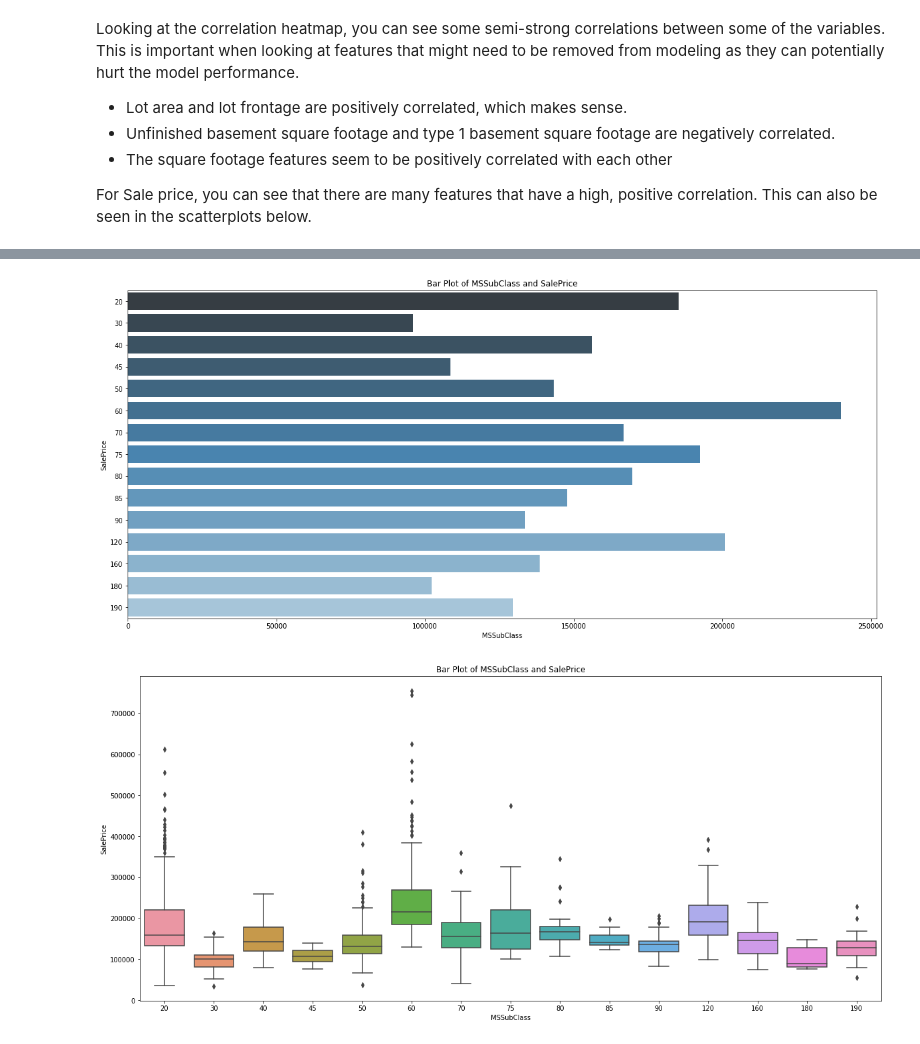
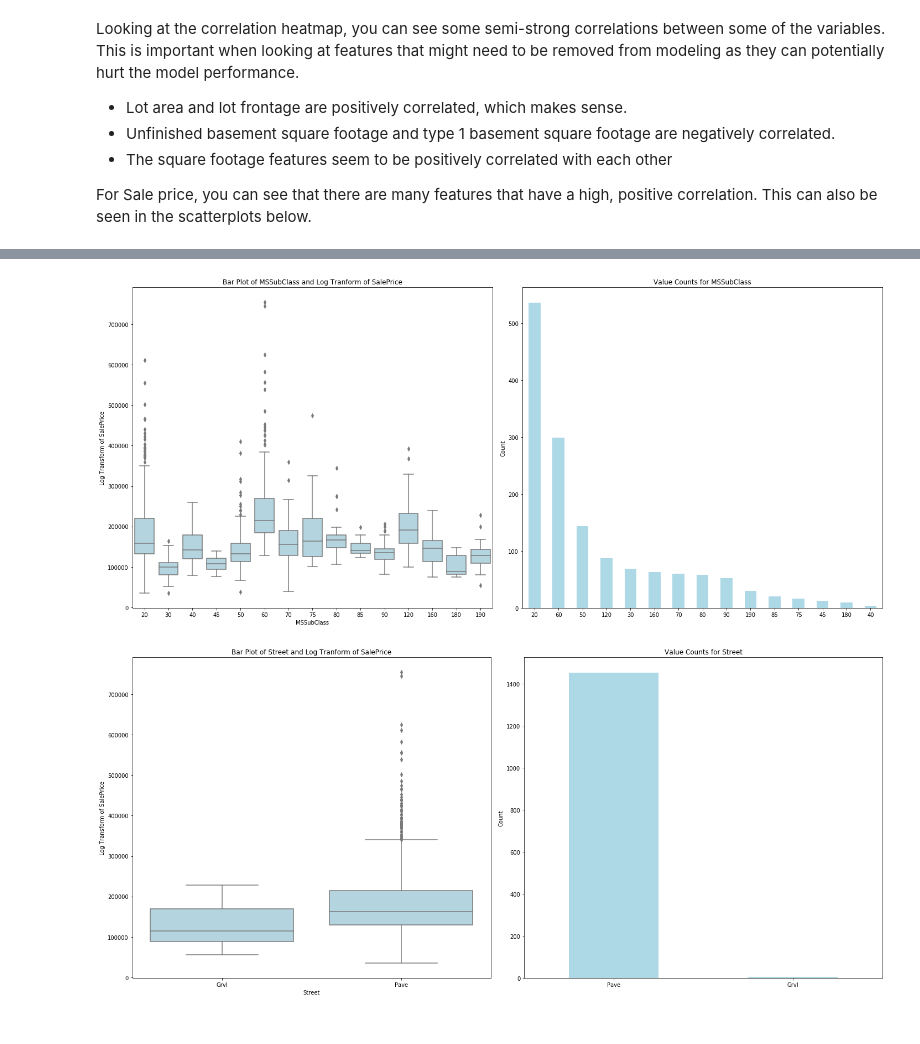
Before and after one commit to matthewcassi/kaggle_competitions, a Jupyter notebook: house_prices/initial_eda.ipynb, the cells around one changed output, grey strips where cells are left out. Drawn from its saved outputs; the diff is of its cells as text; code cells hidden in the pictures.

```diff
--- a/house_prices/initial_eda.ipynb
+++ b/house_prices/initial_eda.ipynb
@@ -183,8 +191,8 @@ plot.scatterplot(train,'OpenPorchSF','SalePrice',False)
 # %%
-plot.cat_barplot(train,'MSSubClass','SalePrice')
+plot.bar_box(train,'MSSubClass','SalePrice')
 # %% [output]
-[figure, old version]
+[figure, new version]
 # %%
-plot.cat_boxplot(train,'MSSubClass','SalePrice')
+plot.bar_box(train,'Street','SalePrice')
 # %% [output]
-[figure, old version]
+[figure, new version]
```
Also changed, not shown: parts of 27 cells of this notebook.
